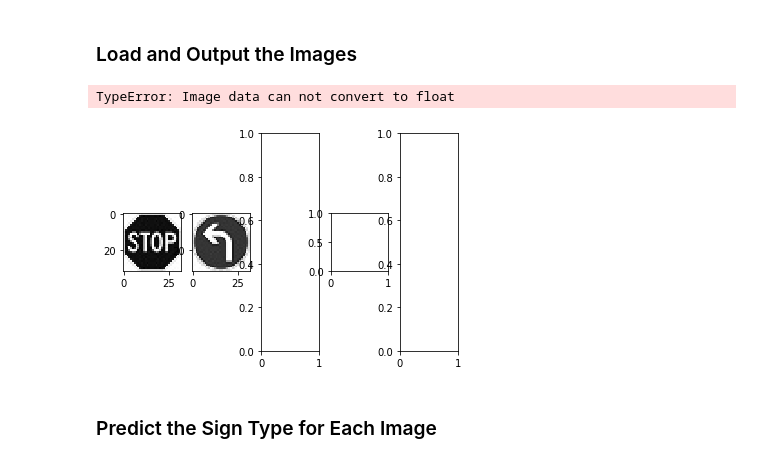
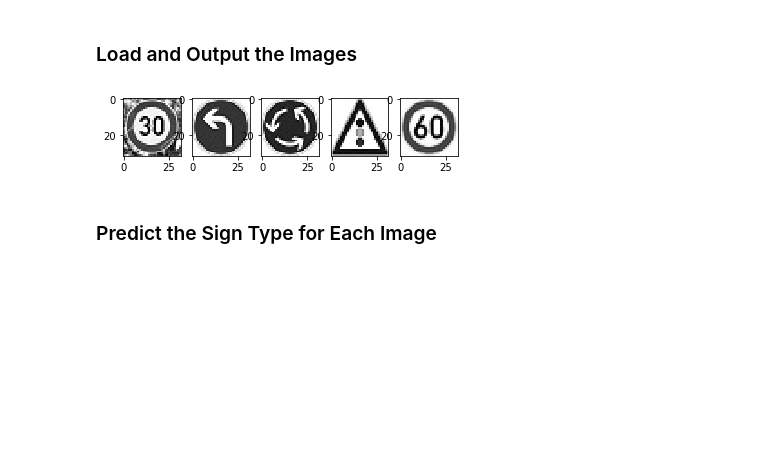
Before and after one commit to kimasenbeck/TrafficSignClassifier, a Jupyter notebook: Traffic_Sign_Classifier.ipynb, the cells around one changed output. Cells and saved outputs as stored; diff of their text form; code cells hidden in the pictures; blank space fills up the shorter version.

```diff
--- a/Traffic_Sign_Classifier.ipynb
+++ b/Traffic_Sign_Classifier.ipynb
@@ -354,29 +354,28 @@ You may find `signnames.csv` useful as it contains mappings from the class id (i
 # %%
 ### Load the images and plot them here.
 ### Feel free to use as many code cells as needed.
 import cv2
 
 f, axarr = plt.subplots(1,5)
 
-img1 = cv2.imread('new_images\stop.jpg', 0) # == grayscale
+img1 = cv2.imread(r'new_images\30.jpg', 0) # == grayscale
 axarr[0].imshow(img1, cmap='gray')
 
-img2 = cv2.imread('new_images\left_turn.jpg', 0)
+img2 = cv2.imread(r'new_images\left_turn.jpg', 0)
 axarr[1].imshow(img2, cmap='gray')
 
-# img3 = cv2.imread('new_images\right.jpg', 0)
-# axarr[2].imshow(img3)
+img3 = cv2.imread(r'new_images\roundabout.jpg', 0)
+axarr[2].imshow(img3, cmap='gray')
 
-# img4 = cv2.imread('new_images\traffic_signal.jpg', 0)
-# axarr[3].imshow(img4)
+img4 = cv2.imread(r'new_images\traffic_signal.jpg', 0)
+axarr[3].imshow(img4, cmap='gray')
 
-#img5 = cv2.imread('new_images\60.jpg', 0)
-#axarr[4].imshow(img5)
+img5 = cv2.imread(r'new_images\60.jpg', 0)
+axarr[4].imshow(img5, cmap='gray')
 
 plt.show()
 # %% [output]
-TypeError: Image data can not convert to float
-[figure, old version]
+[figure, new version]
 # %% [markdown]
 ### Predict the Sign Type for Each Image
 # %%
```
Also changed, not shown: parts of 6 cells of this notebook, 4 other files.
